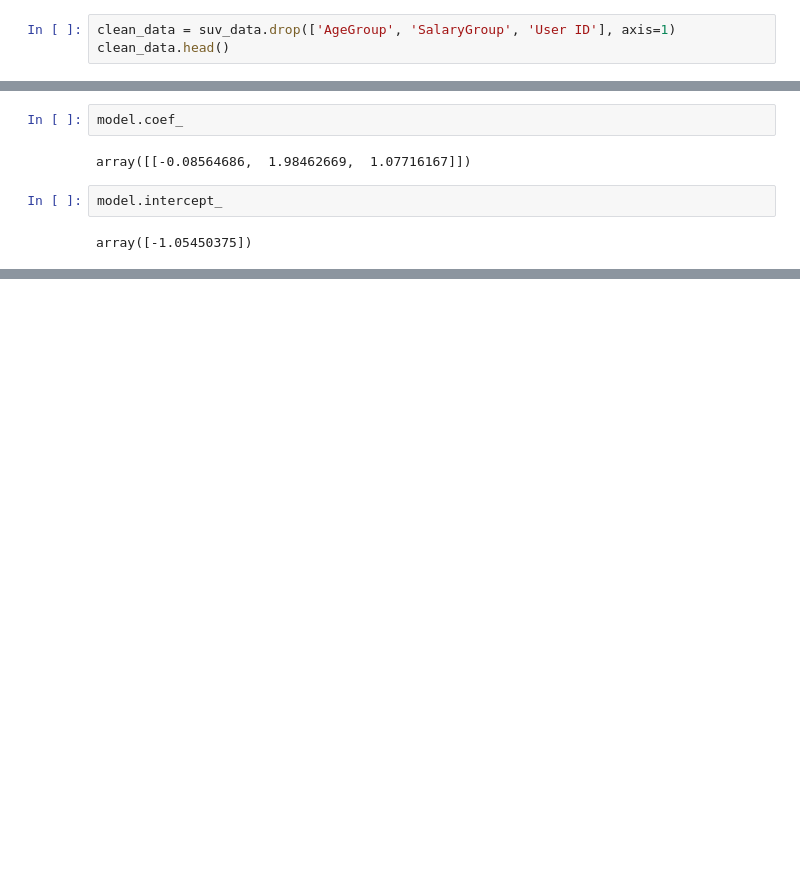
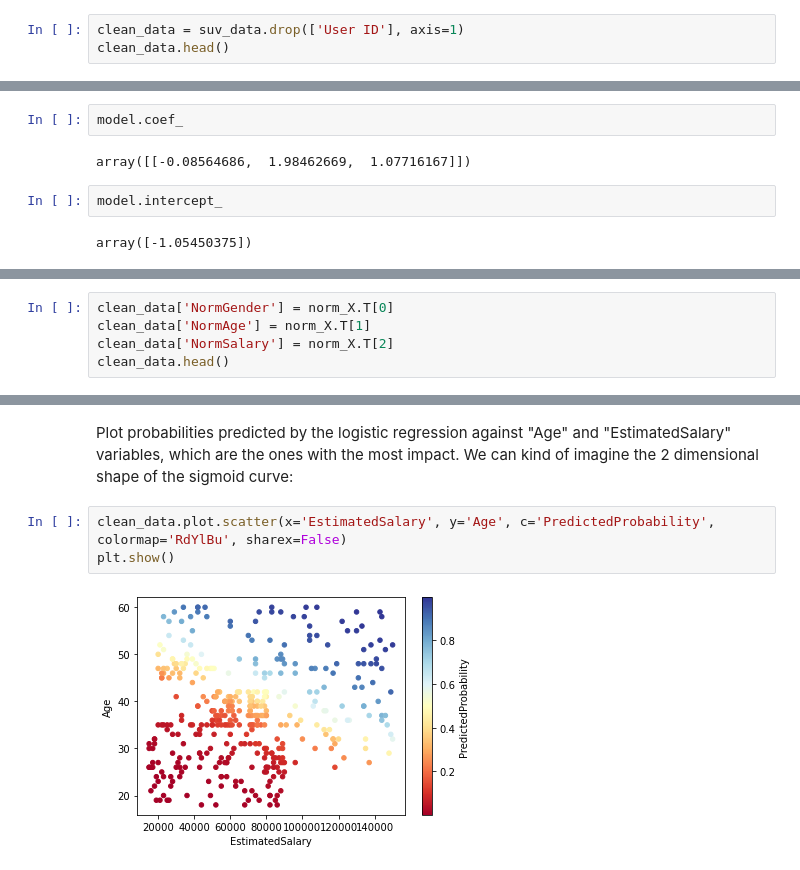
Before and after one commit to pabloruizfv/logistic-regressions, a Jupyter notebook: SUV_purchases_data/logistic_regression_suvs.ipynb, the cells around one changed output, grey strips where cells are left out. Saved outputs shown, nothing was run; the diff lists cells and outputs as text; blank space fills up the shorter version.

```diff
--- a/SUV_purchases_data/logistic_regression_suvs.ipynb
+++ b/SUV_purchases_data/logistic_regression_suvs.ipynb
@@ -220,5 +35,5 @@ I will not need the group columns I have created, neither the User ID column:
 # %%
-clean_data = suv_data.drop(['AgeGroup', 'SalaryGroup', 'User ID'], axis=1)
+clean_data = suv_data.drop(['User ID'], axis=1)
 clean_data.head()
 # %% [output]
 |  | Gender | Age | EstimatedSalary | Purchased |
@@ -447,0 +269,5 @@ array([-1.05450375])
+# %%
+clean_data['NormGender'] = norm_X.T[0]
+clean_data['NormAge'] = norm_X.T[1]
+clean_data['NormSalary'] = norm_X.T[2]
+clean_data.head()
@@ -447,0 +308,7 @@ array([-1.05450375])
+# %% [markdown]
+Plot probabilities predicted by the logistic regression against "Age" and "EstimatedSalary" variables, which are the ones with the most impact. We can kind of imagine the 2 dimensional shape of the sigmoid curve:
+# %%
+clean_data.plot.scatter(x='EstimatedSalary', y='Age', c='PredictedProbability', colormap='RdYlBu', sharex=False)
+plt.show()
+# %% [output]
+[figure, added]
```
Also changed, not shown: parts of 55 cells of this notebook.
